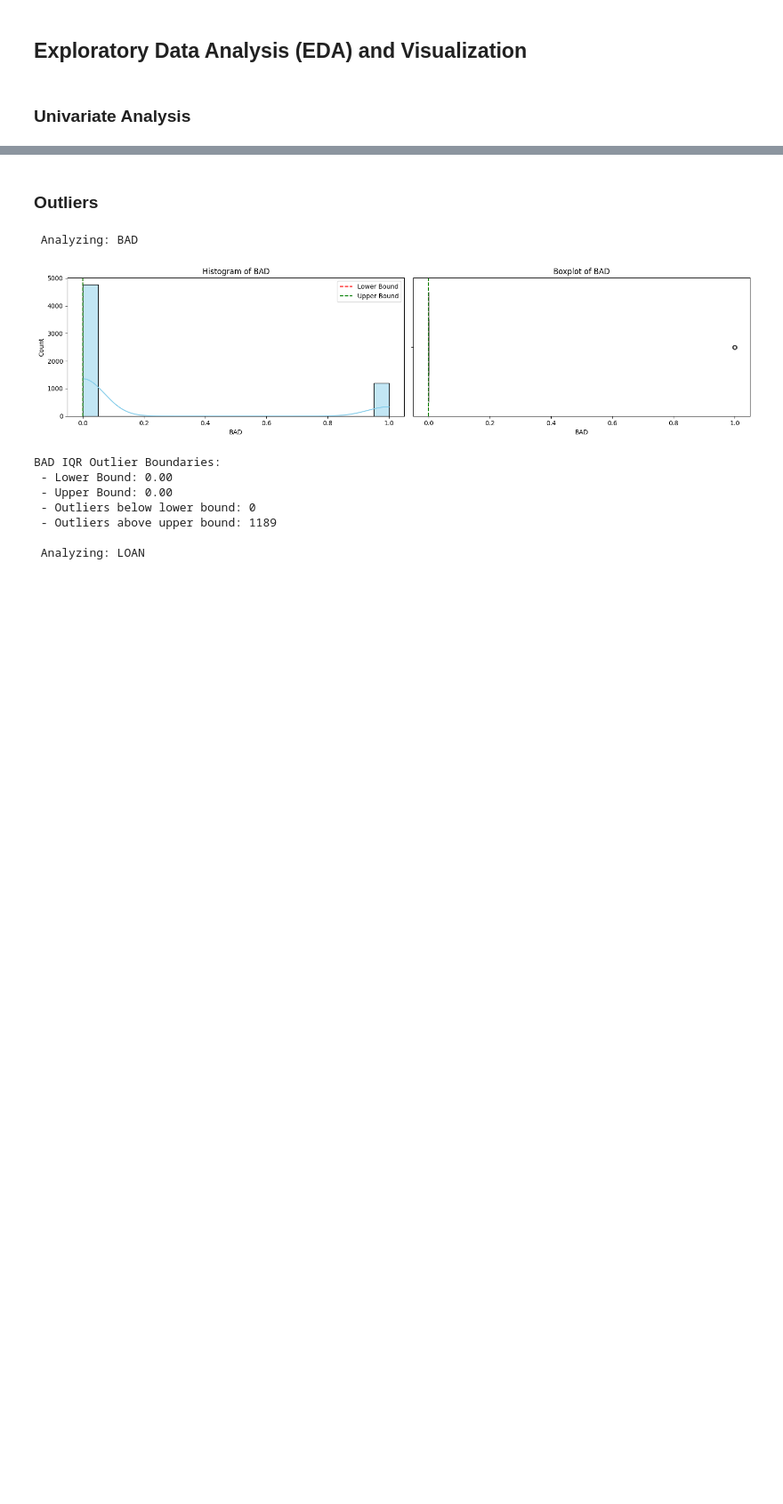
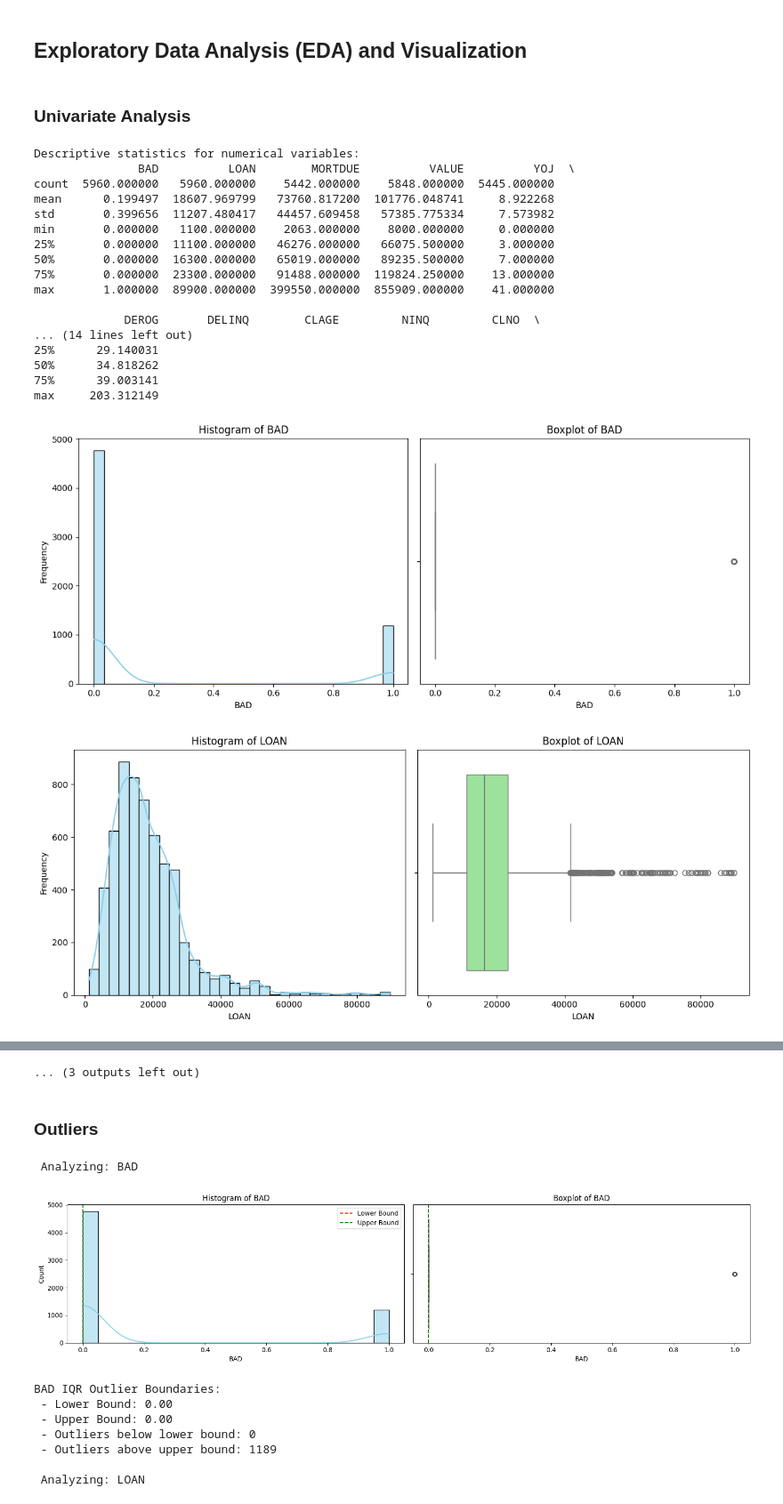
Before and after one commit to zuzann18/Loan_default, a Jupyter notebook: Applied_Data_Science_Loan_Default_Zuzanna_Walus.ipynb, the cells around one changed output, grey strips where cells are left out. Shown at 89% size. Saved outputs shown, nothing was run; the diff lists cells and outputs as text; code cells hidden in the pictures; blank space fills up the shorter version.

```diff
--- a/Applied_Data_Science_Loan_Default_Zuzanna_Walus.ipynb
+++ b/Applied_Data_Science_Loan_Default_Zuzanna_Walus.ipynb
@@ -278,3 +437,66 @@ DEBTINC: Min = 0.5244992154, Max = 203.31214869
 ## **Exploratory Data Analysis (EDA) and Visualization**
 # %% [markdown]
 ### **Univariate Analysis**
+# %%
+# Univariate panel analysis for all features
+
+# For numerical variables: plot histogram (with KDE) and a boxplot side-by-side
+num_cols = df.select_dtypes(include=['int64', 'float64']).columns.tolist()
+print("Descriptive statistics for numerical variables:")
+print(df[num_cols].describe())
+
+for col in num_cols:
+    plt.figure(figsize=(12, 5))
+
+    # Histogram with KDE
+    plt.subplot(1, 2, 1)
+    sns.histplot(df[col].dropna(), kde=True, color='skyblue', bins=30)
+    plt.title(f'Histogram of {col}')
+    plt.xlabel(col)
+    plt.ylabel('Frequency')
+
+    # Boxplot
+    plt.subplot(1, 2, 2)
+    sns.boxplot(x=df[col].dropna(), color='lightgreen')
+    plt.title(f'Boxplot of {col}')
+    plt.xlabel(col)
+
+    plt.tight_layout()
+    plt.show()
+
+# For categorical variables: display value counts and plot count plots
+cat_cols = df.select_dtypes(include='object').columns.tolist()
+print("\nUnique value counts for categorical variables:")
+for col in cat_cols:
+    print(f'\n{col} value counts:')
+    print(df[col].value_counts())
+
+for col in cat_cols:
+    plt.figure(figsize=(8, 4))
+    sns.countplot(data=df, x=col, palette='viridis')
+    plt.title(f'Count Plot of {col}')
+    plt.xlabel(col)
+    plt.ylabel('Count')
+    plt.xticks(rotation=45)
+    plt.tight_layout()
+    plt.show()
+# %% [output]
+Descriptive statistics for numerical variables:
+               BAD          LOAN        MORTDUE          VALUE          YOJ  \
+count  5960.000000   5960.000000    5442.000000    5848.000000  5445.000000
+mean      0.199497  18607.969799   73760.817200  101776.048741     8.922268
+std       0.399656  11207.480417   44457.609458   57385.775334     7.573982
+min       0.000000   1100.000000    2063.000000    8000.000000     0.000000
+25%       0.000000  11100.000000   46276.000000   66075.500000     3.000000
+50%       0.000000  16300.000000   65019.000000   89235.500000     7.000000
+75%       0.000000  23300.000000   91488.000000  119824.250000    13.000000
+max       1.000000  89900.000000  399550.000000  855909.000000    41.000000
+
+             DEROG       DELINQ        CLAGE         NINQ         CLNO  \
+... (14 lines left out)
+25%      29.140031
+50%      34.818262
+75%      39.003141
+max     203.312149
+[figure, added]
+[figure, added]
@@ -281,3 +512,4 @@ DEBTINC: Min = 0.5244992154, Max = 203.31214869
+... (3 outputs left out)
 # %% [markdown]
 ###  Outliers
 # %%
```
Also changed, not shown: parts of 23 cells of this notebook, 2 other files.
